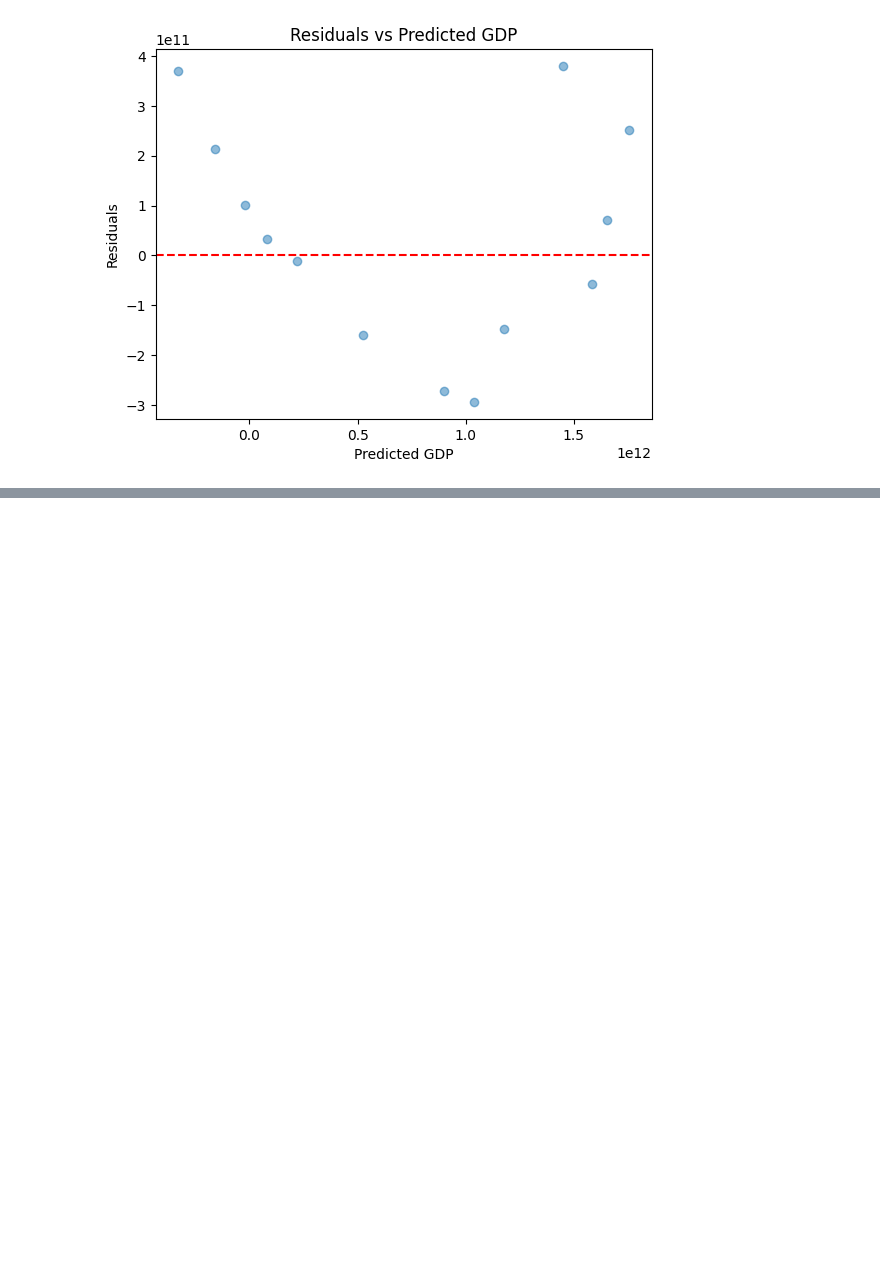
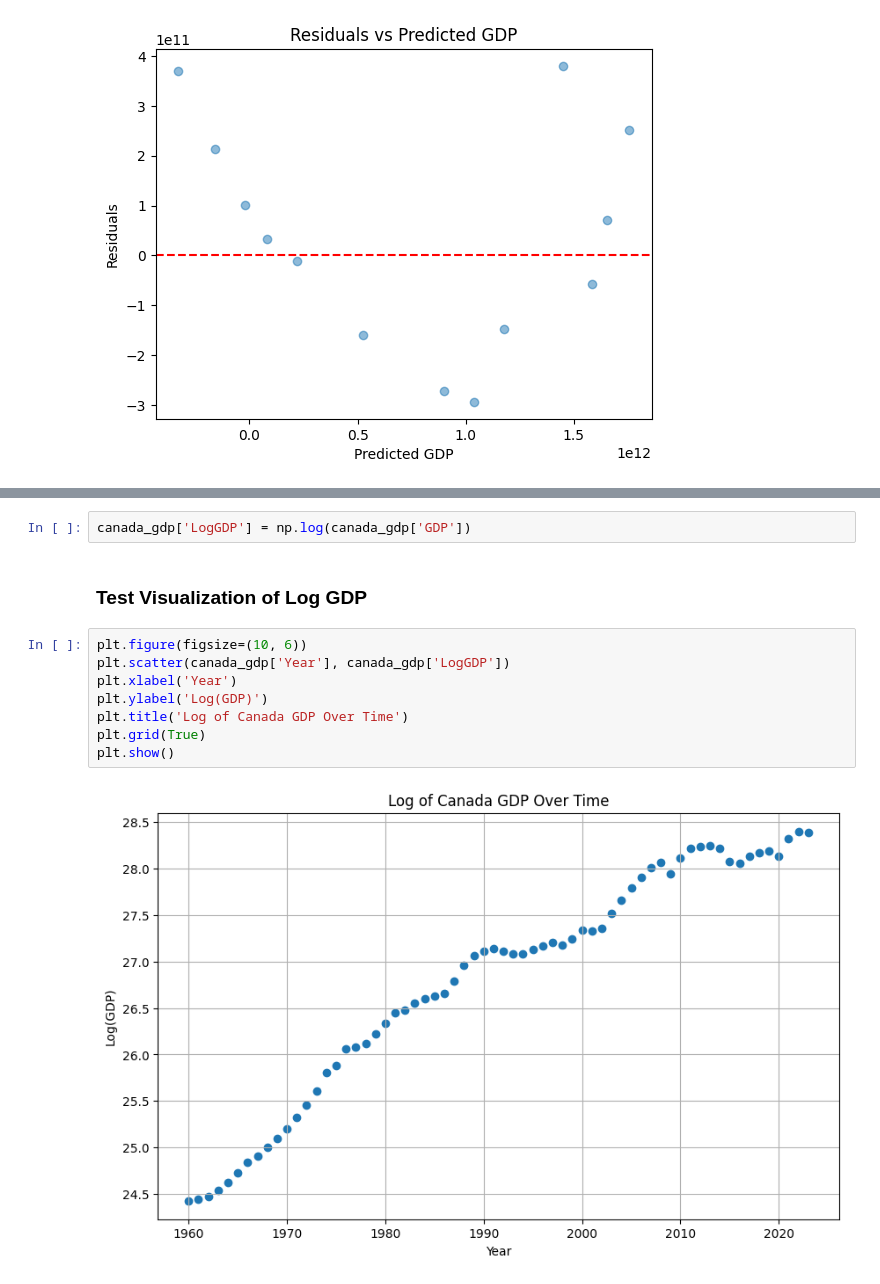
Before and after one commit to alezoon/canada-gdp-prediction, a Jupyter notebook: gdp_canada_prediction.ipynb, the cells around one changed output, grey strips where cells are left out. Drawn from its saved outputs; the diff is of its cells as text; blank space fills up the shorter version.

```diff
--- a/gdp_canada_prediction.ipynb
+++ b/gdp_canada_prediction.ipynb
@@ -110,0 +168,14 @@ plt.show()
+# %%
+canada_gdp['LogGDP'] = np.log(canada_gdp['GDP'])
+# %% [markdown]
+### Test Visualization of Log GDP
+# %%
+plt.figure(figsize=(10, 6))
+plt.scatter(canada_gdp['Year'], canada_gdp['LogGDP'])
+plt.xlabel('Year')
+plt.ylabel('Log(GDP)')
+plt.title('Log of Canada GDP Over Time')
+plt.grid(True)
+plt.show()
+# %% [output]
+[figure, added]
```
Also changed, not shown: parts of 10 cells of this notebook, 2 other files.
